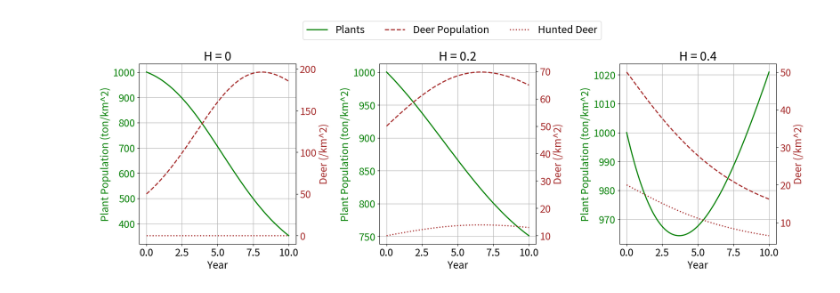
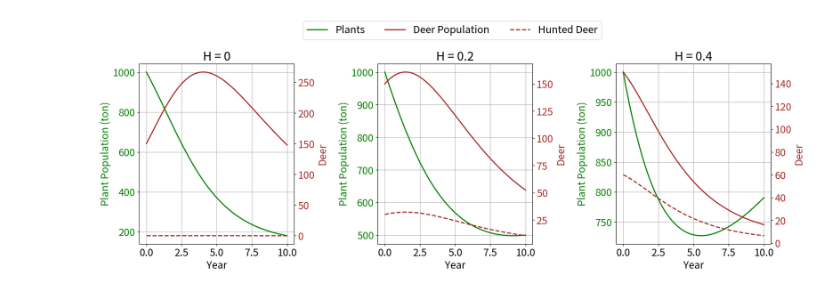
Before and after one commit to junya737/plant-deer-model, a Jupyter notebook: main.ipynb, the cells around one changed output. Saved outputs shown, nothing was run; the diff lists cells and outputs as text; code cells hidden in the pictures.

Commit message:
Save figures

```diff
--- a/main.ipynb
+++ b/main.ipynb
@@ -10,27 +11,10 @@ import numpy as np
 import matplotlib.pyplot as plt
 from scipy.integrate import odeint
 
-p0_ratio = 1
 # Initial conditions
-p0 = 10**6 * p0_ratio  # Initial plant population
-x0 = 50     # Initial deer population
-initial_state = [p0, x0]
-
-# Parameter settings
-T = 10
-r = 0.1      # Plant growth rate
-K = p0 * 1.5 # Carrying capacity of the environment for plants
-alpha = 1095 / p0  # Deer grazing rate
-beta = alpha * 0.0005 # Deer growth efficiency
-gamma = 1/4   # Deer natural death rate
-import numpy as np
-import matplotlib.pyplot as plt
-from scipy.integrate import odeint
-
-# Initial conditions
-p0_ratio = 1
-p0 = 10**6 * p0_ratio  # Initial plant population
-x0 = 50                # Initial deer population
+x0_ratio = 3
+p0 = 10**6  # Initial plant population
+x0 = 50 * x0_ratio                # Initial deer population
 initial_state = [p0, x0]
 
 # Parameter settings
@@ -62,36 +46,37 @@ for ax, H, title in zip(axes, hunting_rates, titles):
     # Solve differential equations
     solution = odeint(ecosystem_with_logistic_growth, initial_state, t)
     p, x = solution.T  # Separate plant and deer results
 
     # Calculate hunted deer
     hunted_deer = H * x
 
     # Plot plants and deer on dual axes
     ax1 = ax
     ax2 = ax1.twinx()
 
-    plant_line, = ax1.plot(t, p / 1e3, label="Plants (ton/km^2)", color='green', linewidth=2)
-    deer_line, = ax2.plot(t, x, label="Deer Population", color='brown', linestyle='--', linewidth=2)
-    hunted_line, = ax2.plot(t, hunted_deer, label="Hunted Deer", color='brown', linestyle=':', linewidth=2)
+    plant_line, = ax1.plot(t, p / 1e3, label="Plants (ton)", color='green', linewidth=2)
+    deer_line, = ax2.plot(t, x, label="Deer Population", color='brown', linestyle='-', linewidth=2)
+    hunted_line, = ax2.plot(t, hunted_deer, label="Hunted Deer", color='brown', linestyle='--', linewidth=2)
 
     # Labels and title
     ax1.set_title(title)
     ax1.set_xlabel("Year")
-    ax1.set_ylabel("Plant Population (ton/km^2)", color='green')
-    ax2.set_ylabel("Deer (/km^2)", color='brown')
+    ax1.set_ylabel("Plant Population (ton)", color='green')
+    ax2.set_ylabel("Deer", color='brown')
 
     # Tick colors
     ax1.tick_params(axis='y', labelcolor='green')
     ax2.tick_params(axis='y', labelcolor='brown')
 
     # Grid and layout
     ax1.grid()
 
 # Set legend for all plots
 fig.legend([plant_line, deer_line, hunted_line],
            ["Plants", "Deer Population", "Hunted Deer"],
            loc="upper center", ncol=3, bbox_to_anchor=(0.5, 1.1))
 plt.tight_layout()
+plt.savefig(f"figure/plant_deer_{x0_ratio}.pdf", bbox_inches='tight')
 plt.show()
 # %% [output]
-[figure, old version]
+[figure, new version]
```
Also changed, not shown: parts of 1 cell of this notebook, 1 other file.
